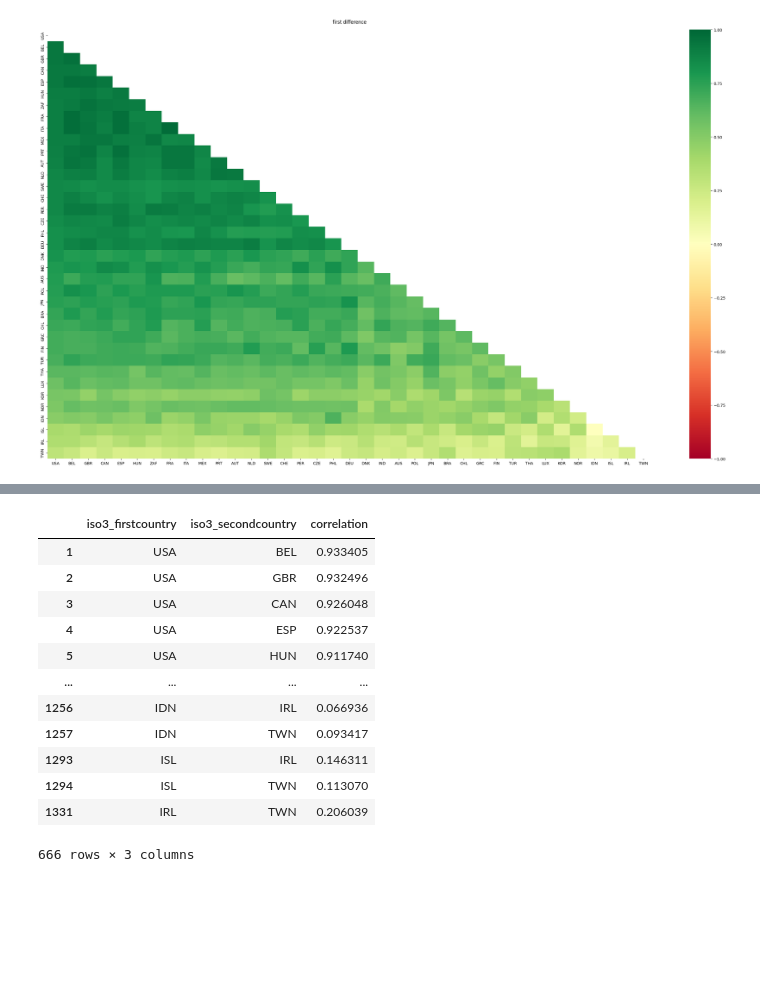
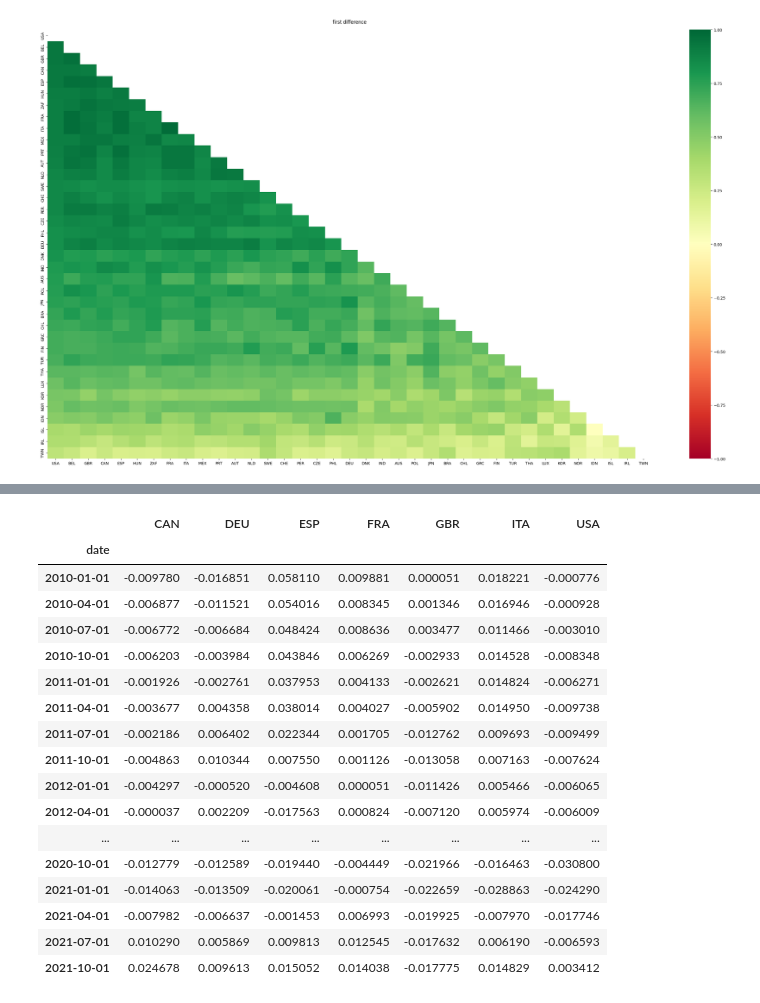
Before and after one commit to emilyfu1/myproject, a Jupyter notebook: yetanotherfolder/workingwithdata.ipynb, the cells around one changed output, grey strips where cells are left out. Cells and saved outputs as stored; diff of their text form; code cells hidden in the pictures; blank space fills up the shorter version.

Commit message:
working with OECD data

```diff
--- a/yetanotherfolder/workingwithdata.ipynb
+++ b/yetanotherfolder/workingwithdata.ipynb
@@ -105,16 +121,38 @@ myreshapeddata = myobject.get_organized()
-# %%
-myreshapeddata
-# %% [output]
-|  | iso3_firstcountry | iso3_secondcountry | correlation |
-| 1 | USA | BEL | 0.933405 |
-| 2 | USA | GBR | 0.932496 |
-| 3 | USA | CAN | 0.926048 |
-| 4 | USA | ESP | 0.922537 |
-| 5 | USA | HUN | 0.911740 |
-| ... | ... | ... | ... |
-| 1256 | IDN | IRL | 0.066936 |
-| 1257 | IDN | TWN | 0.093417 |
-| 1293 | ISL | IRL | 0.146311 |
-| 1294 | ISL | TWN | 0.113070 |
-| 1331 | IRL | TWN | 0.206039 |
-666 rows × 3 columns
+# %%
+frankelrosecountries = ['AUS', 'AUT', 'BEL', 'CAN', 'DNK', 'FIN', 'FRA', 'DEU', 'GRC', 'IRL', 'ITA', 'JPN', 'NOR', 'NLD', 'NZL', 'PRT', 'ESP', 'SWE', 'CHE', 'GBR', 'USA']
+
+frankelrosecolumns = ['date'] + frankelrosecountries
+# %%
+def get_from_oecd(sdmx_query):
+    data = pd.read_csv(f"https://stats.oecd.org/SDMX-JSON/data/{sdmx_query}?contentType=csv")[['LOCATION', 'TIME', 'Value']]
+    data.rename(columns={'TIME': 'date'}, inplace=True)
+    datawide = pd.pivot(data, index='date', columns='LOCATION', values='Value')
+    datawide = datawide.rename_axis(None, axis=1)
+    datawide.index = pd.to_datetime(datawide.index)
+
+    return datawide
+# %%
+oecdtest = get_from_oecd("STLABOUR/FRA+ITA+ESP+GBR+CAN+DEU+USA.LREM64TT.STSA.Q/OECD")
+# %%
+oecddetrend = pc.Prepare_Correlations(oecdtest, detrending="linear detrending", countries=frankelrosecountries).detrend(start_date="2010-01-01", end_date="2021-12-31")
+
+oecddetrend.data
+# %% [output]
+|  | CAN | DEU | ESP | FRA | GBR | ITA | USA |
+| date |  |  |  |  |  |  |  |
+| 2010-01-01 | -0.009780 | -0.016851 | 0.058110 | 0.009881 | 0.000051 | 0.018221 | -0.000776 |
+| 2010-04-01 | -0.006877 | -0.011521 | 0.054016 | 0.008345 | 0.001346 | 0.016946 | -0.000928 |
+| 2010-07-01 | -0.006772 | -0.006684 | 0.048424 | 0.008636 | 0.003477 | 0.011466 | -0.003010 |
+| 2010-10-01 | -0.006203 | -0.003984 | 0.043846 | 0.006269 | -0.002933 | 0.014528 | -0.008348 |
+| 2011-01-01 | -0.001926 | -0.002761 | 0.037953 | 0.004133 | -0.002621 | 0.014824 | -0.006271 |
+| 2011-04-01 | -0.003677 | 0.004358 | 0.038014 | 0.004027 | -0.005902 | 0.014950 | -0.009738 |
+| 2011-07-01 | -0.002186 | 0.006402 | 0.022344 | 0.001705 | -0.012762 | 0.009693 | -0.009499 |
+| 2011-10-01 | -0.004863 | 0.010344 | 0.007550 | 0.001126 | -0.013058 | 0.007163 | -0.007624 |
+| 2012-01-01 | -0.004297 | -0.000520 | -0.004608 | 0.000051 | -0.011426 | 0.005466 | -0.006065 |
+| 2012-04-01 | -0.000037 | 0.002209 | -0.017563 | 0.000824 | -0.007120 | 0.005974 | -0.006009 |
+| ... | ... | ... | ... | ... | ... | ... | ... |
+| 2020-10-01 | -0.012779 | -0.012589 | -0.019440 | -0.004449 | -0.021966 | -0.016463 | -0.030800 |
+| 2021-01-01 | -0.014063 | -0.013509 | -0.020061 | -0.000754 | -0.022659 | -0.028863 | -0.024290 |
+| 2021-04-01 | -0.007982 | -0.006637 | -0.001453 | 0.006993 | -0.019925 | -0.007970 | -0.017746 |
+| 2021-07-01 | 0.010290 | 0.005869 | 0.009813 | 0.012545 | -0.017632 | 0.006190 | -0.006593 |
+| 2021-10-01 | 0.024678 | 0.009613 | 0.015052 | 0.014038 | -0.017775 | 0.014829 | 0.003412 |
```
Also changed, not shown: parts of 9 cells of this notebook, 1 other file.
